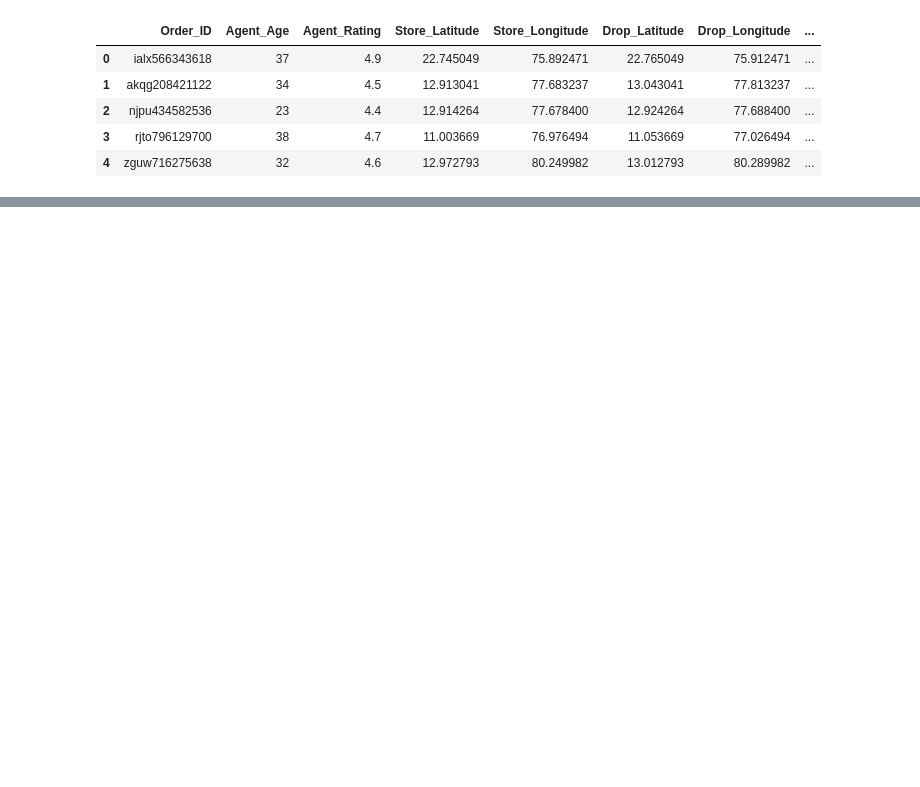
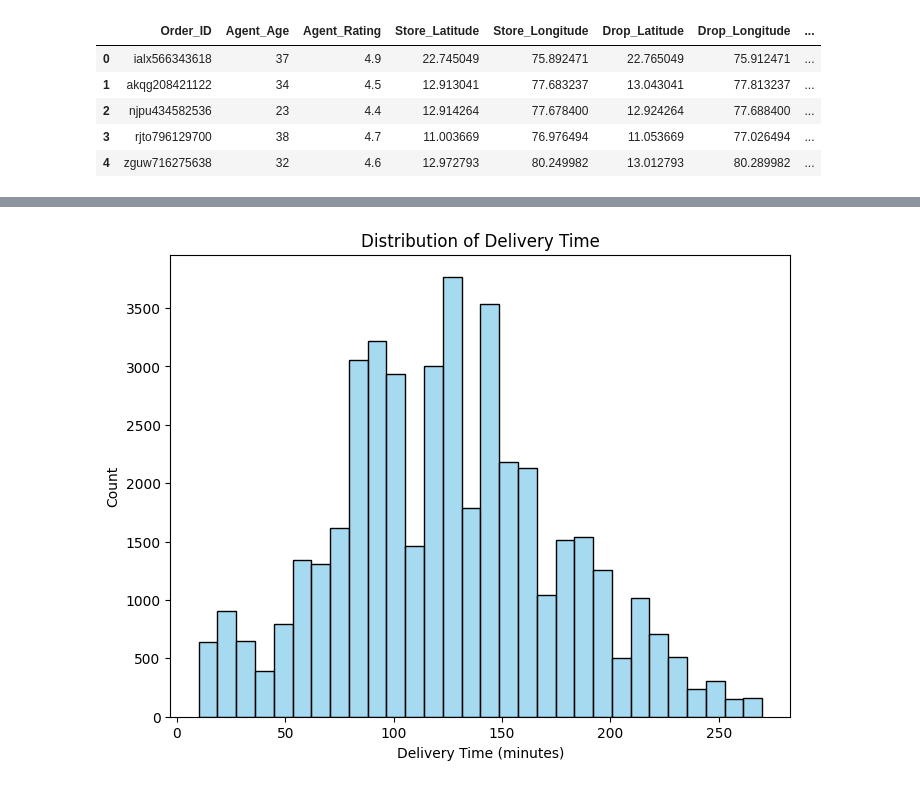
Before and after one commit to JWBlevins/Mid_Course_Milestone, a Jupyter notebook: Untitled-1.ipynb, the cells around one changed output, grey strips where cells are left out. Cells and saved outputs as stored; diff of their text form; code cells hidden in the pictures; blank space fills up the shorter version.

Commit message:
Mid-Course Milestone: Amazon Delivery EDA with visualizations

```diff
--- a/Untitled-1.ipynb
+++ b/Untitled-1.ipynb
@@ -14,0 +75,24 @@ df.head()
+# %%
+# Drop rows with missing ratings
+
+df = df.dropna(subset=['Agent_Rating'])
+# %%
+import seaborn as sns
+import matplotlib.pyplot as plt
+
+import os
+os.makedirs("../outputs", exist_ok=True)
+
+
+# Distribution of Delivery_Time
+plt.figure(figsize=(8, 6))
+sns.histplot(df['Delivery_Time'], bins=30, color='skyblue', edgecolor='black')
+
+plt.title('Distribution of Delivery Time')
+plt.xlabel('Delivery Time (minutes)')
+plt.ylabel("Count")
+
+plt.savefig("outputs/delivery_time_histogram.png", dpi=300,bbox_inches='tight')
+plt.show()
+# %% [output]
+[figure, added]
```
Also changed, not shown: parts of 9 cells of this notebook, 3 other files.
